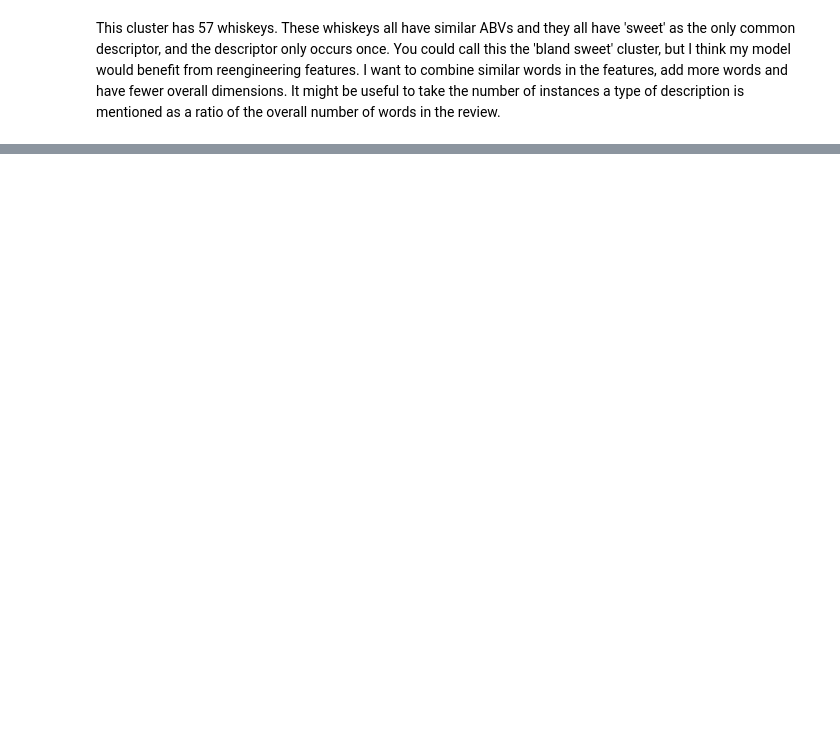
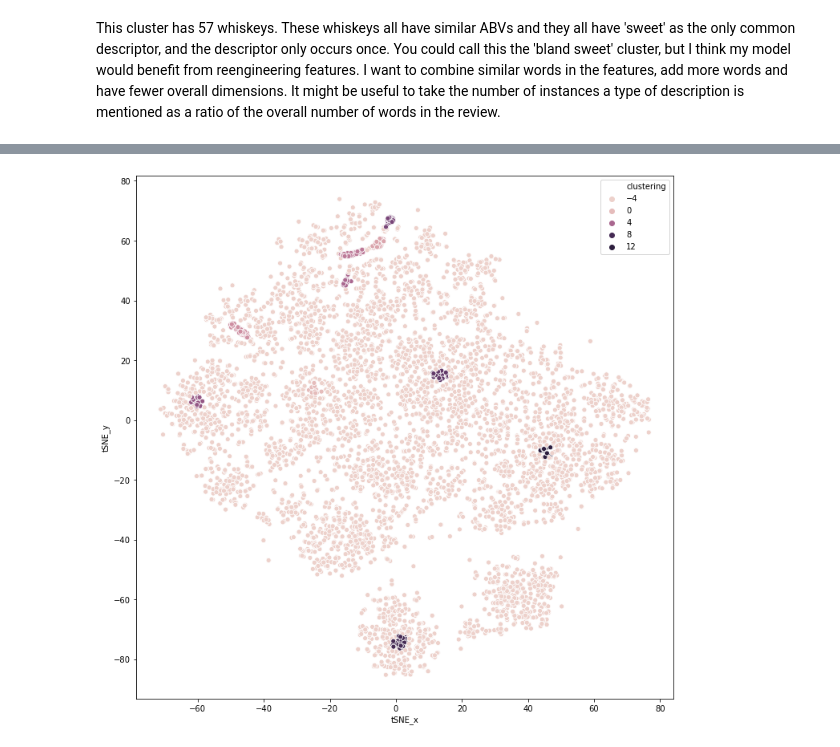
Before and after one commit to gspahlin/WhiskeyAdvocate_Review_Clustering_Analysis, a Jupyter notebook: Whiskey_unsuper_learn_cluster1.ipynb, the cells around one changed output, grey strips where cells are left out. Cells and saved outputs as stored; diff of their text form; code cells hidden in the pictures; blank space fills up the shorter version.

Commit message:
dbscan on t-SNE representation attempted

```diff
--- a/Whiskey_unsuper_learn_cluster1.ipynb
+++ b/Whiskey_unsuper_learn_cluster1.ipynb
@@ -429,0 +432,4 @@ connct.close()
+# %%
+tsne_df = vis_1[['tSNE_x', 'tSNE_y']].copy()
+
+tsne_df.head()
@@ -429,0 +443,6 @@ connct.close()
+# %%
+tcls_1 = DBSCAN(eps = 2, min_samples = 25).fit_predict(tsne_df)
+
+cluster_vis(tcls_1)
+# %% [output]
+[figure, added]
```
Also changed, not shown: parts of 6 cells of this notebook.
